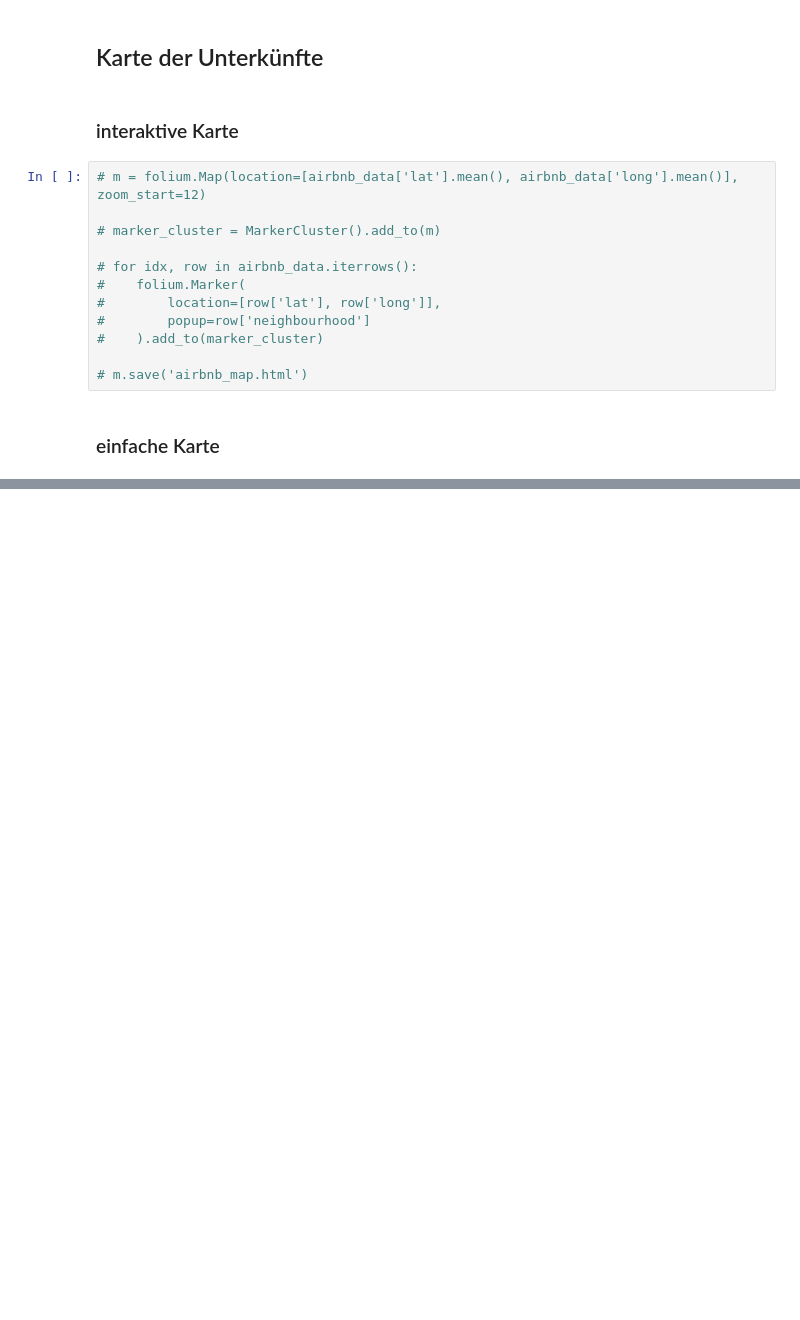
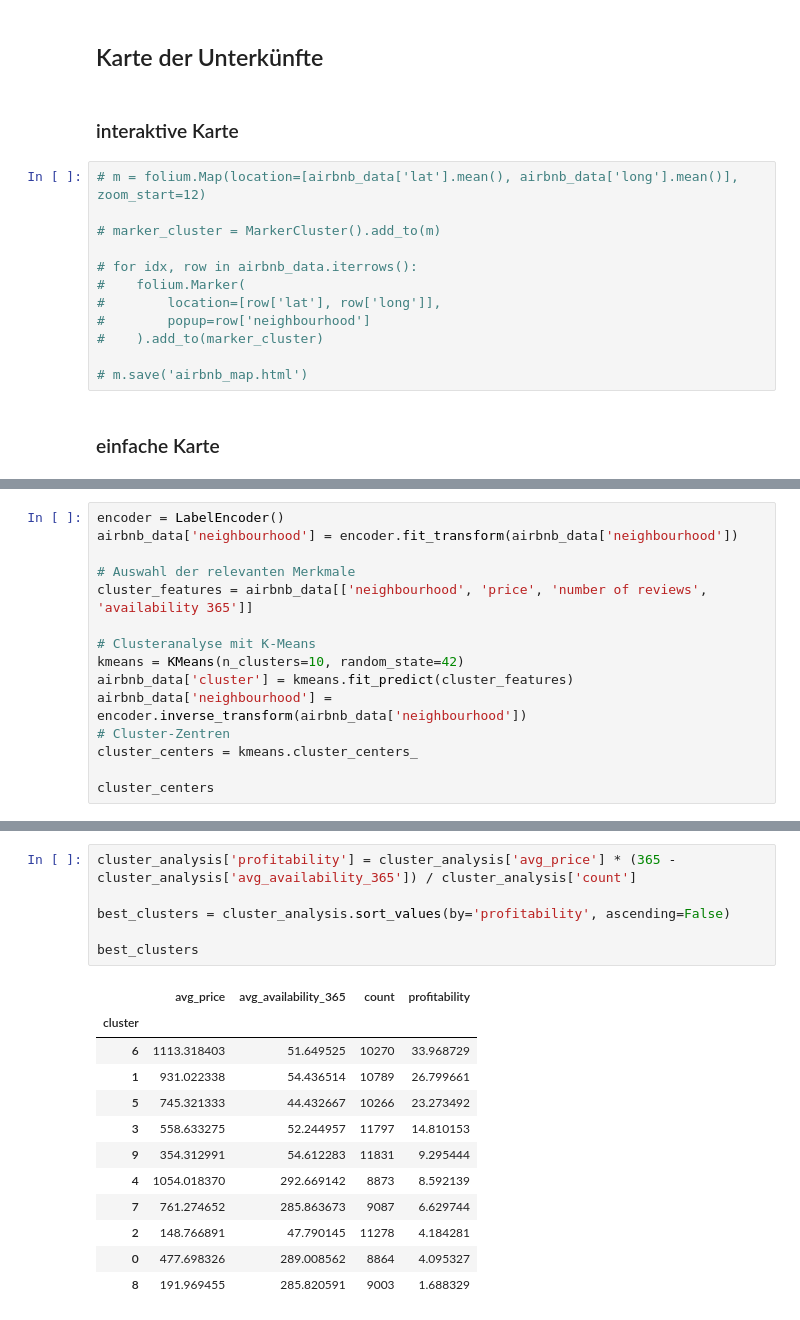
Before and after one commit to sophieHerstein/DataScience_Usecase, a Jupyter notebook: usecase.ipynb, the cells around one changed output, grey strips where cells are left out. Saved outputs shown, nothing was run; the diff lists cells and outputs as text; blank space fills up the shorter version.

```diff
--- a/usecase.ipynb
+++ b/usecase.ipynb
@@ -545,0 +535,15 @@ plt.show()
+# %%
+encoder = LabelEncoder()
+airbnb_data['neighbourhood'] = encoder.fit_transform(airbnb_data['neighbourhood'])
+
+# Auswahl der relevanten Merkmale
+cluster_features = airbnb_data[['neighbourhood', 'price', 'number of reviews', 'availability 365']]
+
+# Clusteranalyse mit K-Means
+kmeans = KMeans(n_clusters=10, random_state=42)
+airbnb_data['cluster'] = kmeans.fit_predict(cluster_features)
+airbnb_data['neighbourhood'] = encoder.inverse_transform(airbnb_data['neighbourhood'])
+# Cluster-Zentren
+cluster_centers = kmeans.cluster_centers_
+
+cluster_centers
@@ -545,0 +583,19 @@ plt.show()
+# %%
+cluster_analysis['profitability'] = cluster_analysis['avg_price'] * (365 - cluster_analysis['avg_availability_365']) / cluster_analysis['count']
+
+best_clusters = cluster_analysis.sort_values(by='profitability', ascending=False)
+
+best_clusters
+# %% [output]
+|  | avg_price | avg_availability_365 | count | profitability |
+| cluster |  |  |  |  |
+| 6 | 1113.318403 | 51.649525 | 10270 | 33.968729 |
+| 1 | 931.022338 | 54.436514 | 10789 | 26.799661 |
+| 5 | 745.321333 | 44.432667 | 10266 | 23.273492 |
+| 3 | 558.633275 | 52.244957 | 11797 | 14.810153 |
+| 9 | 354.312991 | 54.612283 | 11831 | 9.295444 |
+| 4 | 1054.018370 | 292.669142 | 8873 | 8.592139 |
+| 7 | 761.274652 | 285.863673 | 9087 | 6.629744 |
+| 2 | 148.766891 | 47.790145 | 11278 | 4.184281 |
+| 0 | 477.698326 | 289.008562 | 8864 | 4.095327 |
+| 8 | 191.969455 | 285.820591 | 9003 | 1.688329 |
```
Also changed, not shown: parts of 17 cells of this notebook, 2 other files.
